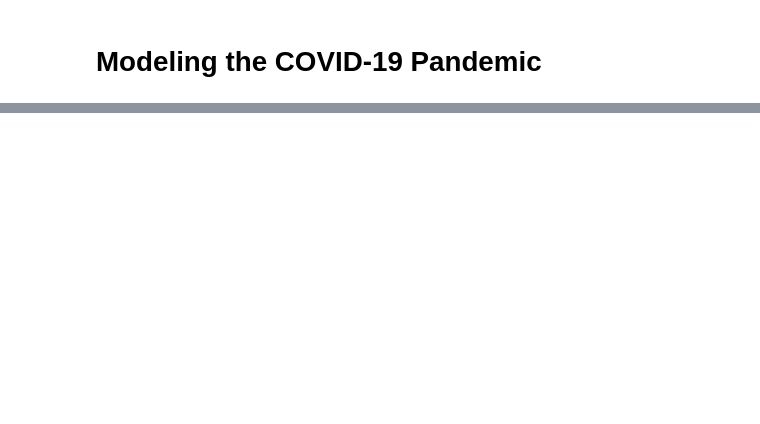
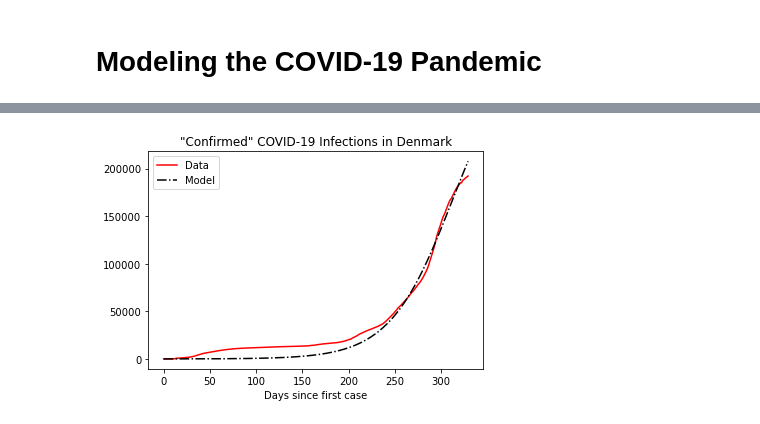
Before and after one commit to UCB-stat-159-s21/site, a Jupyter notebook: Notes/pandemic.ipynb, the cells around one changed output, grey strips where cells are left out. Saved outputs shown, nothing was run; the diff lists cells and outputs as text; code cells hidden in the pictures; blank space fills up the shorter version.

```diff
--- a/Notes/pandemic.ipynb
+++ b/Notes/pandemic.ipynb
@@ -53,0 +294,4 @@ https://towardsdatascience.com/infectious-disease-modelling-fit-your-model-to-co
+# %%
+N = 5792202 # estimated population of DK in 2020
+i_0 = y[0]/N # initial prevalence
+x = range(len(y))
@@ -53,0 +304,12 @@ https://towardsdatascience.com/infectious-disease-modelling-fit-your-model-to-co
+# %%
+S, I, R, I_tot = sir_model(N, i_0, beta=popt[0], gamma=popt[1], delta=0, steps=len(y))
+times = list(range(len(y)))
+fig, ax = plt.subplots(nrows=1, ncols=1)
+ax.plot(times, y, linestyle='-', color='r', label='Data')
+ax.plot(times, I_tot, linestyle='-.', color='k', label='Model')
+ax.legend(loc='best')
+plt.xlabel('Days since first detected case')
+plt.title('"Confirmed" COVID-19 Infections in Denmark')
+plt.show()
+# %% [output]
+[figure, added]
```
Also changed, not shown: parts of 21 cells of this notebook.
